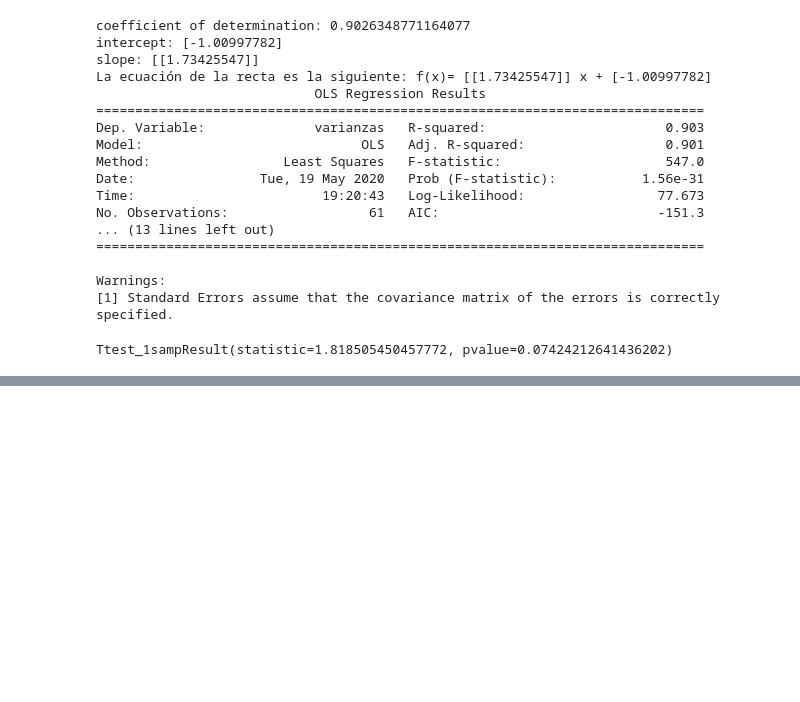
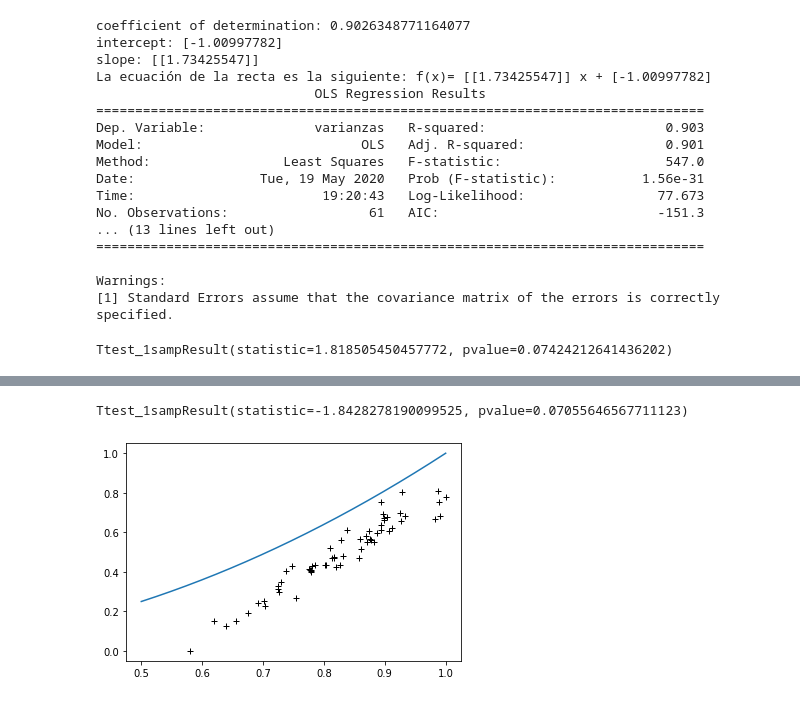
Before and after one commit to JuanmaPastor/TFG_Alex, a Jupyter notebook: Log_mean_var/Log_mean_var.ipynb, the cells around one changed output, grey strips where cells are left out. Saved outputs shown, nothing was run; the diff lists cells and outputs as text; code cells hidden in the pictures; blank space fills up the shorter version.

```diff
--- a/Log_mean_var/Log_mean_var.ipynb
+++ b/Log_mean_var/Log_mean_var.ipynb
@@ -526,3 +555,72 @@ Ttest_1sampResult(statistic=1.818505450457772, pvalue=0.07424212641436202)
 # %%
 #Al final como era de esperarse el resultado es peor, ya que al hacer normalizaciones por cada ecosistema se puede
 #ver que hay 6 valores 1 en el eje x que no coinciden
+# %%
+#PLOT SEABORN Log2
+
+
+M = media_AL + media_CL + media_F + media_HL + media_HS + media_SS
+V = var_AL + var_CL + var_F + var_HL + var_HS + var_SS
+
+
+
+#Una vez normalizados la media y la varianza se hace el plot añadiendo la recta x^2 en azul
+
+
+x = np.linspace(0.5, 1, 1000)
+y = x**2
+
+
+M = np.log2(M)
+V = np.log2(V)
+
+if min(M) < min(V):
+    mini = min(M)
+else:
+    mini = min(V)
+
+if max(M) > max(V):
+    maxi = max(M)
+else:
+    maxi = max(V)
+
+
+mnorm = (M - mini)/(maxi- mini)
+vnorm = (V - mini)/(maxi- mini)
+
+
+#for i in (0,range(len(V)):
+
+
+#plt.xscale('log')
+#plt.yscale('log')
+plt.plot(x,y,label='fit')
+plt.plot(mnorm, vnorm, "+", color = "black")
+
+
+
+
+#plt.show()
+plt.savefig("fou.pdf")
+
+
+x=mnorm.reshape(-1,1)
+y=vnorm.reshape(-1,1)
+
+model.fit(x, y)
+r_sq = model.score(x, y)
+print('coefficient of determination:', r_sq)
+print('intercept:', model.intercept_)   #la n
+print('slope:', model.coef_)            #la m
+print("La ecuación de la recta es la siguiente: f(x)=", model.coef_, "x +",model.intercept_)
+
+#Estadísticos
+
+y, X = dmatrices('varianzas ~ medias', data=fake2, return_type='dataframe')
+
+mod = sm.OLS(y, X)
+res = mod.fit()
+print(res.summary())
+
+sms.linear_harvey_collier(res)  #El primero es el t-value y el segundo el p-value (la hipótesis nula es que es linear)
+# %% [output]
@@ -528,0 +644,2 @@ Ttest_1sampResult(statistic=1.818505450457772, pvalue=0.07424212641436202)
+Ttest_1sampResult(statistic=-1.8428278190099525, pvalue=0.07055646567711123)
+[figure, added]
```
Also changed, not shown: parts of 14 cells of this notebook, 6 other files.
